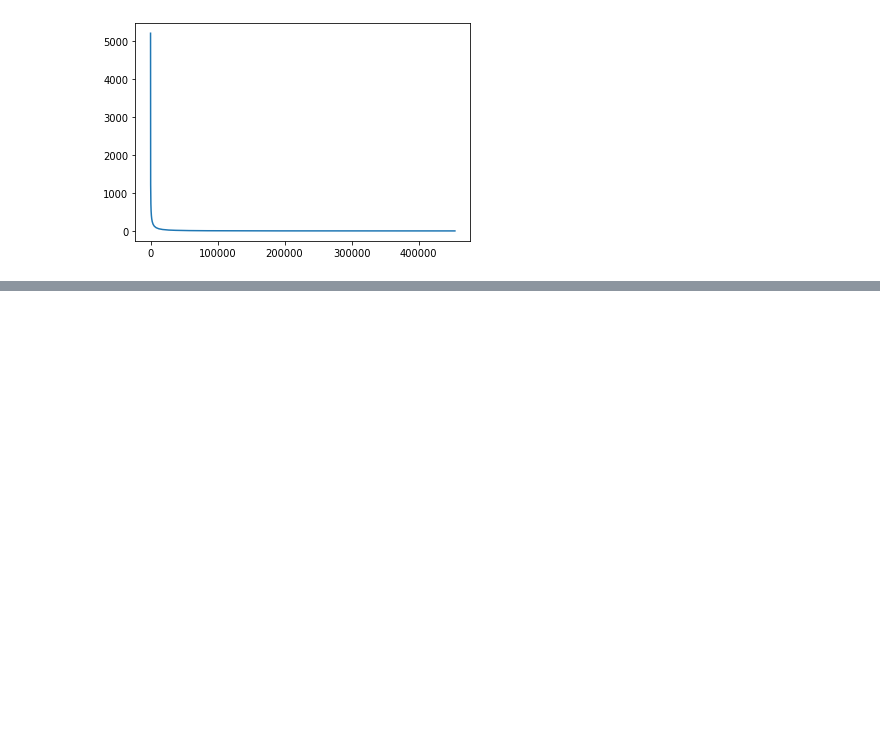
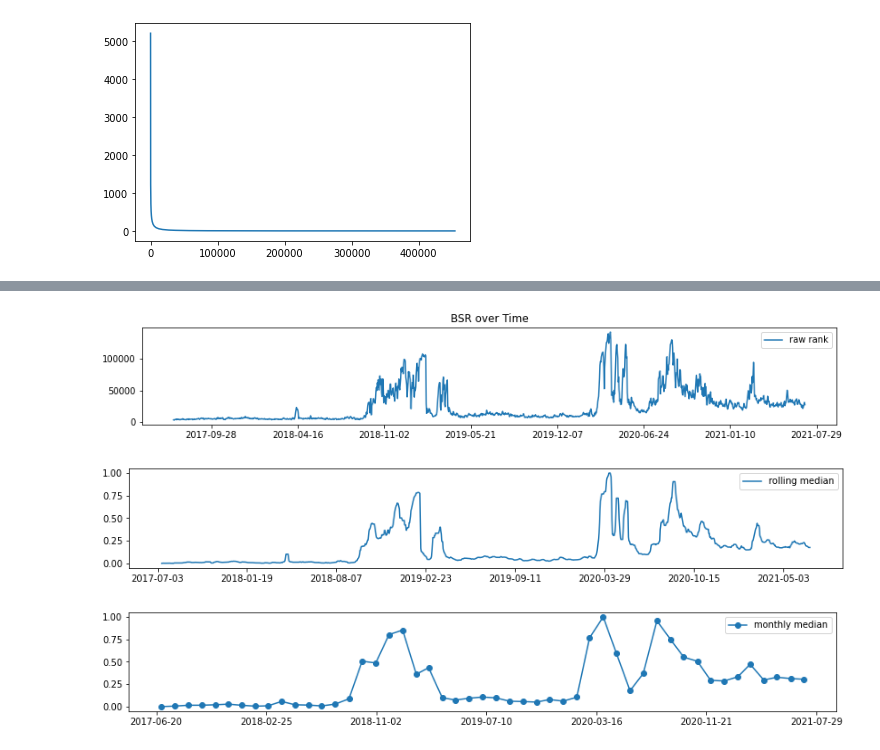
Before and after one commit to lotusxia/297r-caps, a Jupyter notebook: EDA/pattern_EDA_LX.ipynb, the cells around one changed output, grey strips where cells are left out. Drawn from its saved outputs; the diff is of its cells as text; code cells hidden in the pictures; blank space fills up the shorter version.

```diff
--- a/EDA/pattern_EDA_LX.ipynb
+++ b/EDA/pattern_EDA_LX.ipynb
@@ -390,0 +468,4 @@ plt.plot(range(first), sales.head(first)['sales_estimate'])
+# %%
+bsr_prs = pd.read_pickle(f'{data}/clean/month_level_rank.pickle')
+bsr_prs['year_month'] = pd.to_datetime(bsr_prs['year_month'])
+bsr_prs = bsr_prs.sort_values(['asin','year_month'])
@@ -390,0 +474,36 @@ plt.plot(range(first), sales.head(first)['sales_estimate'])
+# %%
+raw_rank = bsr_raw.query(f'asin=="{asin_code}"')['rank']
+raw_rank_date = bsr_raw.query(f'asin=="{asin_code}"')['date']
+# %%
+dates_in_month = bsr_prs.query(f'asin=="{asin_code}"')['dates_in_month']
+dates = []
+for row in dates_in_month:
+    dates.extend(row)
+
+rolling_med = bsr_prs.query(f'asin=="{asin_code}"')['rolling_median_month_rank']
+rolling_med_list = []
+for row in rolling_med:
+    rolling_med_list.extend(row)
+# %%
+median_month_rank = bsr_prs.query(f'asin=="{asin_code}"')['median_month_rank']
+month_date = bsr_prs.query(f'asin=="{asin_code}"')['year_month']
+# %%
+f, axs = plt.subplots(1,1,figsize=(14,2));
+axs.plot(raw_rank_date, raw_rank, label='raw rank');
+axs.set(title='BSR over Time')
+axs.legend()
+axs.xaxis.set_major_locator(plt.MaxNLocator(10))
+
+f, axs = plt.subplots(1,1,figsize=(14,2));
+axs.plot(dates, rolling_med_list, label='rolling median')
+axs.legend()
+axs.xaxis.set_major_locator(plt.MaxNLocator(10))
+
+f, axs = plt.subplots(1,1,figsize=(14,2));
+axs.plot(month_date, median_month_rank, 'o-', label='monthly median')
+axs.legend()
+axs.xaxis.set_major_locator(plt.MaxNLocator(8))
+# %% [output]
+[figure, added]
+[figure, added]
+[figure, added]
```
Also changed, not shown: parts of 30 cells of this notebook.
